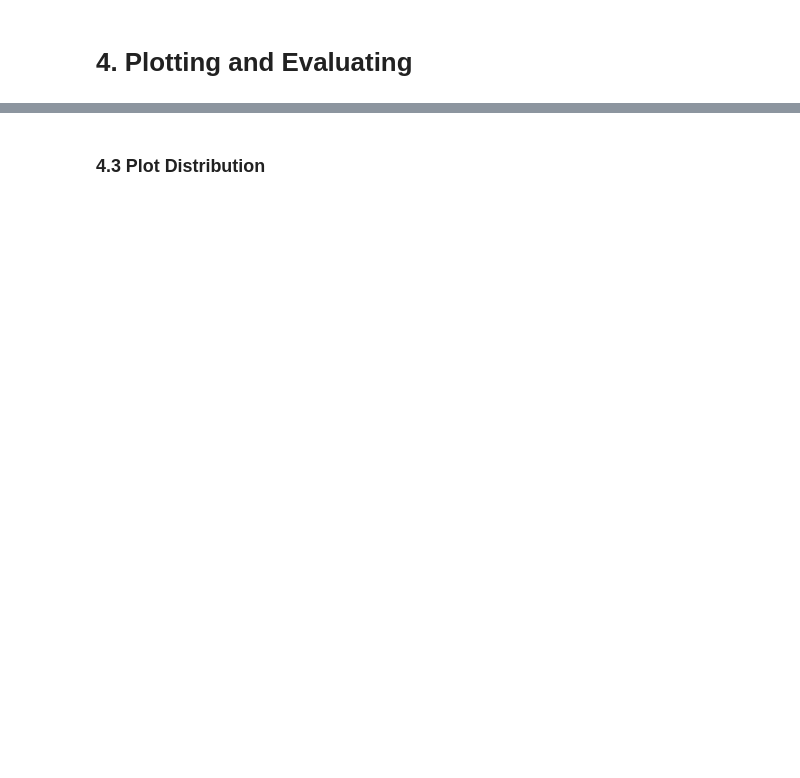
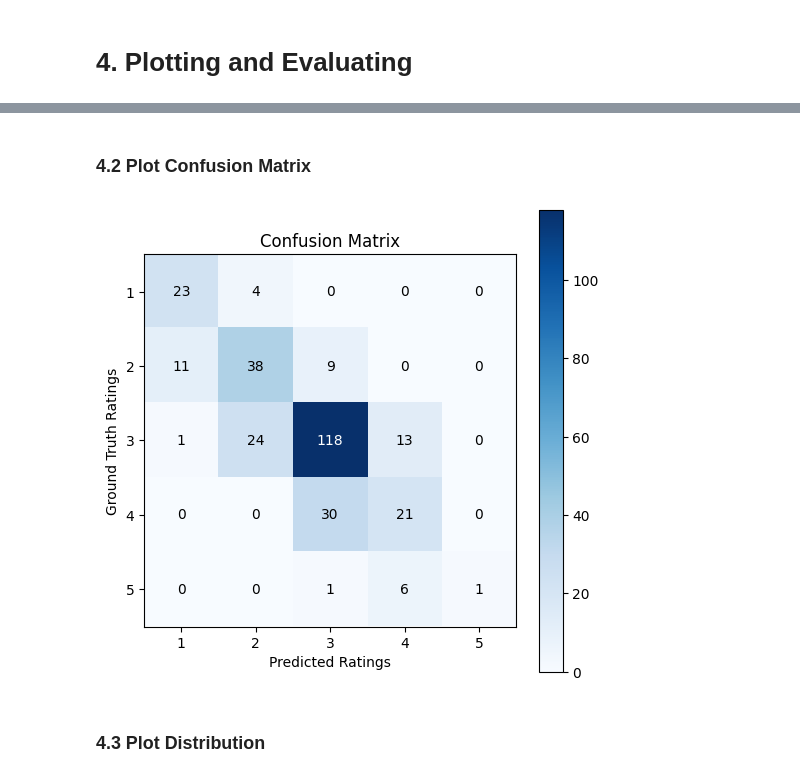
Before and after one commit to mgzzl/vision-transformer-for-image-quality-perception-of-individual-observers, a Jupyter notebook: ViT-IQA.ipynb, the cells around one changed output, grey strips where cells are left out. Drawn from its saved outputs; the diff is of its cells as text; code cells hidden in the pictures; blank space fills up the shorter version.

```diff
--- a/ViT-IQA.ipynb
+++ b/ViT-IQA.ipynb
@@ -208,3 +285,10 @@ Load model if neccessary
+# %%
+# weights_path = f'{results_path}/vit_model_20230821_121731_epoch_2of20_valLoss_1.572_valAcc_0.267_batchsize_64_lr_0.0_TestImg.pth'
+weights_path = f'results/weights/Person_1_shinyx/vit_model_20230831_184829_epoch_4of15_valLoss_0.718_valAcc_0.706_batchsize_64_lr_0.0_imgs.pth'
+results_path = 'results/weights/Person_1_shinyx'
+
+dataset_root = 'C:/Users/SilverFear/Desktop/vision-transformer-for-image-quality-perception-of-individual-observers/assets/Test/TestImg'
+csv_file = 'assets/Test/AccTestCsv/shinyxAccTest20-01-2023.csv'
 # %%
 model = ViT(
     image_size=image_size,
@@ -216,6 +300,6 @@ model = ViT(
     mlp_dim=mlp_dim,
     emb_dropout=emb_dropout
 )
-model.load_state_dict(torch.load(model_path))
-
+model.load_state_dict(torch.load(weights_path))
+print(model)
 dataset = ImageQualityDataset(csv_file,dataset_root)
@@ -222,3 +324,5 @@ dataset = ImageQualityDataset(csv_file,dataset_root)
+# %% [markdown]
+### 4.2 Plot Confusion Matrix
 # %%
 from sklearn.metrics import confusion_matrix
 def prediction_quality(image_path, model):
@@ -268,29 +372,31 @@ predictions, ground_truth_ratings = compare(dataset, model)
 conf_matrix = confusion_matrix(ground_truth_ratings, predictions)
 # %%
 # figure_name = f"Confusion_Matrix_{os.path.splitext(model_name)[0]}.png"
-figure_name = f"Confusion_Matrix_{os.path.splitext(os.path.basename(model_path))[0] + '.png'}"
+figure_name = f"Confusion_Matrix_{os.path.splitext(os.path.basename(weights_path))[0] + '.png'}"
 figure_path = os.path.join(results_path, figure_name)
 
 # Plot the confusion matrix as a heatmap with annotations
 plt.figure(figsize=(6, 6))
 plt.imshow(conf_matrix, cmap='Blues', interpolation='nearest')
 plt.colorbar()
 plt.xlabel('Predicted Ratings')
 plt.ylabel('Ground Truth Ratings')
 plt.title('Confusion Matrix')
 plt.xticks(np.arange(5), np.arange(1, 6))
 plt.yticks(np.arange(5), np.arange(1, 6))
 
 # Add text annotations for true positives and false positives
 for i in range(conf_matrix.shape[0]):
     for j in range(conf_matrix.shape[1]):
         # Customize text color for light blue boxes (when the value is high)
         if conf_matrix[i, j] > conf_matrix.max() / 2:
             plt.text(j, i, str(conf_matrix[i, j]), ha='center', va='center', color='white')
         else:
             plt.text(j, i, str(conf_matrix[i, j]), ha='center', va='center', color='black')
 plt.savefig(figure_path)
 plt.show()
+# %% [output]
+[figure, added]
 # %% [markdown]
 ### 4.3 Plot Distribution
 # %%
```
Also changed, not shown: parts of 29 cells of this notebook.
